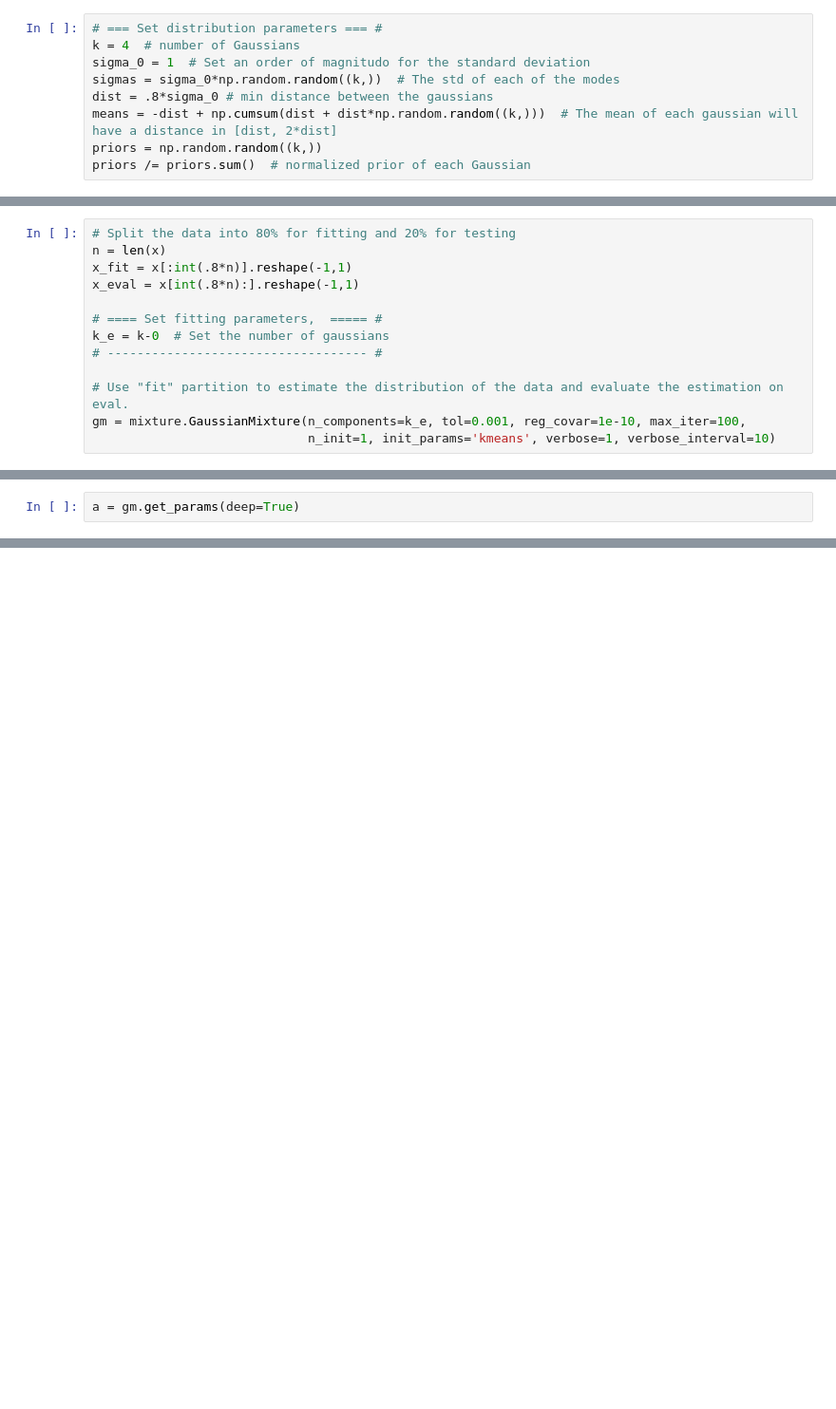
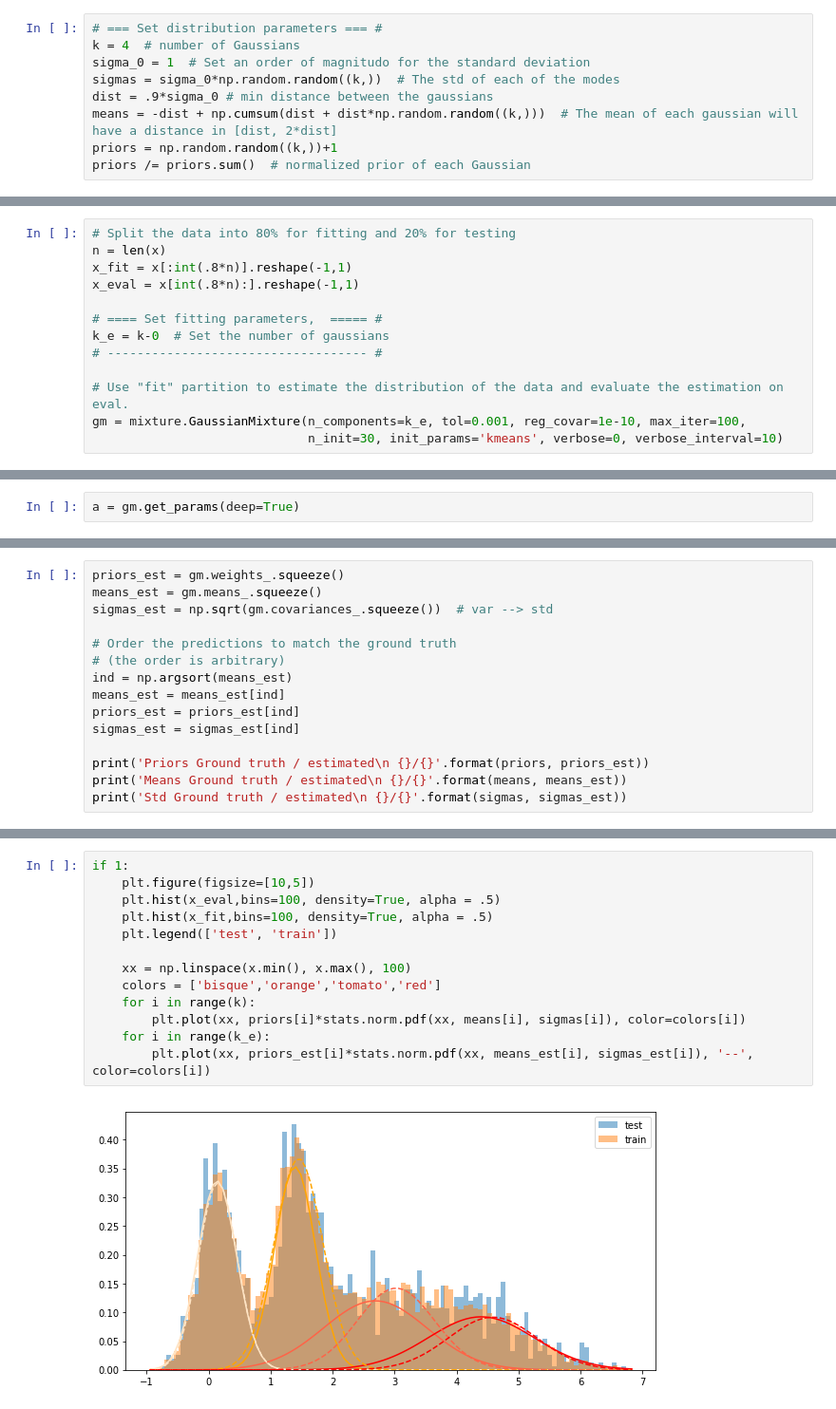
Before and after one commit to matiasdm/notes-on-deep-learning, a Jupyter notebook: notebooks/GaussianMixtureExtimation.ipynb, the cells around one changed output, grey strips where cells are left out. Shown at 95% size. Drawn from its saved outputs; the diff is of its cells as text; blank space fills up the shorter version.

Commit message:
updating Gaussian micture, I included dip test for unimodality

```diff
--- a/notebooks/GaussianMixtureExtimation.ipynb
+++ b/notebooks/GaussianMixtureExtimation.ipynb
@@ -19,9 +19,9 @@ import math
 k = 4  # number of Gaussians
 sigma_0 = 1  # Set an order of magnitudo for the standard deviation
 sigmas = sigma_0*np.random.random((k,))  # The std of each of the modes
-dist = .8*sigma_0 # min distance between the gaussians
+dist = .9*sigma_0 # min distance between the gaussians
 means = -dist + np.cumsum(dist + dist*np.random.random((k,)))  # The mean of each gaussian will have a distance in [dist, 2*dist]
-priors = np.random.random((k,))
+priors = np.random.random((k,))+1
 priors /= priors.sum()  # normalized prior of each Gaussian
 # %%
 # === Sample empirical observations from P === #
@@ -57,7 +57,7 @@ k_e = k-0  # Set the number of gaussians
 
 # Use "fit" partition to estimate the distribution of the data and evaluate the estimation on eval.
 gm = mixture.GaussianMixture(n_components=k_e, tol=0.001, reg_covar=1e-10, max_iter=100,
-                             n_init=1, init_params='kmeans', verbose=1, verbose_interval=10)
+                             n_init=30, init_params='kmeans', verbose=0, verbose_interval=10)
 # %%
 gm.fit(x_fit)
 print('Score on fit/eval data: {}/{}'.format(gm.score(x_fit), gm.score(x_eval)))
@@ -86,0 +68,15 @@ a
+# %%
+priors_est = gm.weights_.squeeze()
+means_est = gm.means_.squeeze()
+sigmas_est = np.sqrt(gm.covariances_.squeeze())  # var --> std
+
+# Order the predictions to match the ground truth
+# (the order is arbitrary)
+ind = np.argsort(means_est)
+means_est = means_est[ind]
+priors_est = priors_est[ind]
+sigmas_est = sigmas_est[ind]
+
+print('Priors Ground truth / estimated\n {}/{}'.format(priors, priors_est))
+print('Means Ground truth / estimated\n {}/{}'.format(means, means_est))
+print('Std Ground truth / estimated\n {}/{}'.format(sigmas, sigmas_est))
@@ -86,0 +90,15 @@ a
+# %%
+if 1:
+    plt.figure(figsize=[10,5])
+    plt.hist(x_eval,bins=100, density=True, alpha = .5)
+    plt.hist(x_fit,bins=100, density=True, alpha = .5)
+    plt.legend(['test', 'train'])
+
+    xx = np.linspace(x.min(), x.max(), 100)
+    colors = ['bisque','orange','tomato','red']
+    for i in range(k):
+        plt.plot(xx, priors[i]*stats.norm.pdf(xx, means[i], sigmas[i]), color=colors[i])
+    for i in range(k_e):
+        plt.plot(xx, priors_est[i]*stats.norm.pdf(xx, means_est[i], sigmas_est[i]), '--', color=colors[i])
+# %% [output]
+[figure, added]
```
Also changed, not shown: parts of 9 cells of this notebook.
